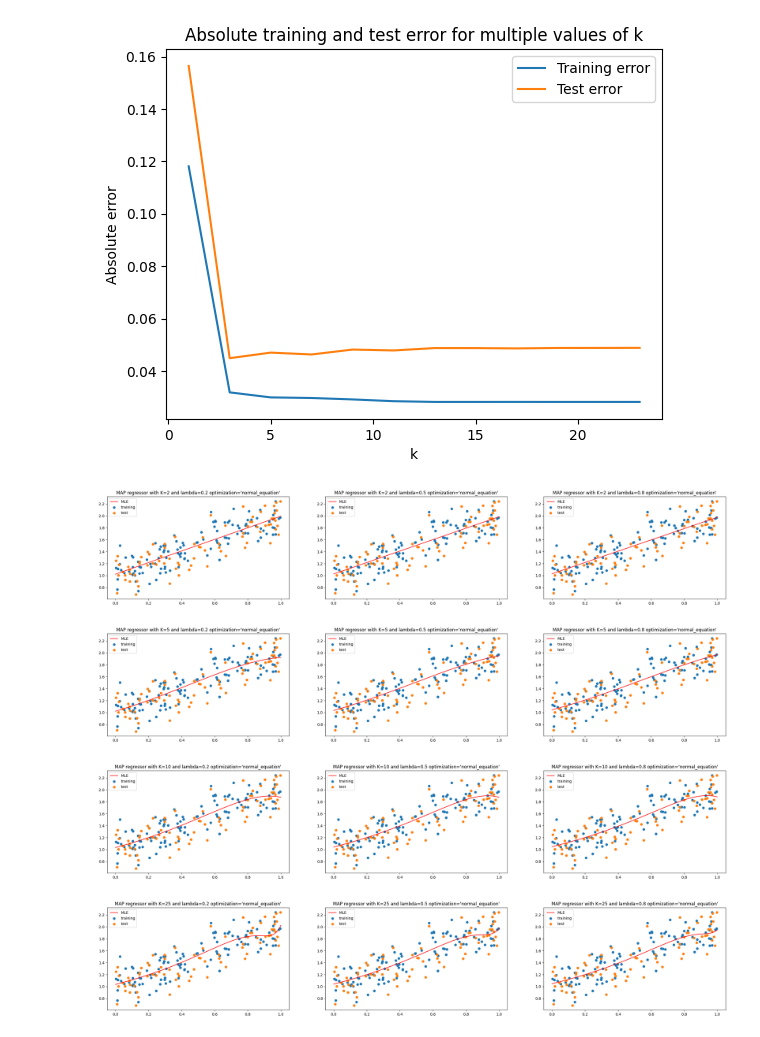
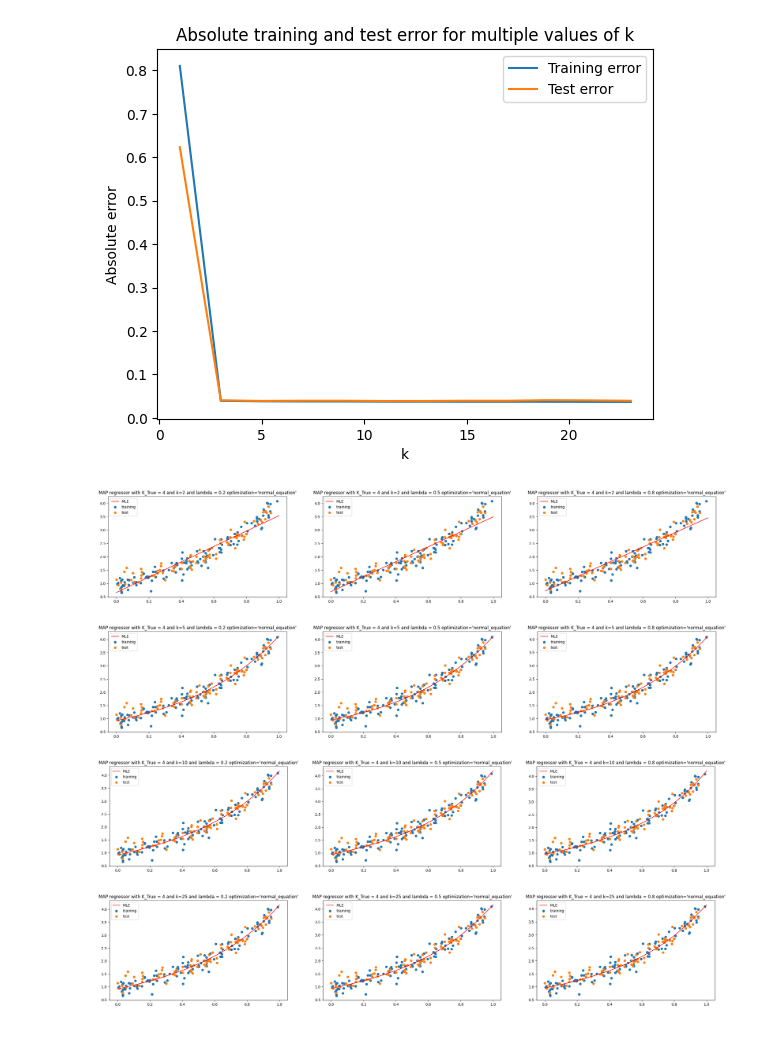
Before and after one commit to MatteoVannucchi0/SMMA-Lab, a Jupyter notebook: Homework4.ipynb, the cells around one changed output. Drawn from its saved outputs; the diff is of its cells as text; code cells hidden in the pictures.

```diff
--- a/Homework4.ipynb
+++ b/Homework4.ipynb
@@ -50,7 +50,7 @@ def shuffle_and_split_dataset(X, Y, n_train):
 
     return split_dataset(X, Y, n_train)
 # %%
-K = 2
+K = 4
 a = 0
 b = 1
 N = 200
@@ -174,7 +174,7 @@ def average_absolute_error(theta, test_set):
 
     return (1 / N) * (np.linalg.norm(regressor(Xtest) - Ytest) ** 2)
 # %%
-def visualize_regressor(regressor, Dtrain, Dtest, K, title="", ax=None):
+def visualize_regressor(regressor, Dtrain, Dtest, k, title="", ax=None):
     interval = np.linspace(a, b, 1000)
     y = regressor(interval)
 
@@ -182,7 +182,7 @@ def visualize_regressor(regressor, Dtrain, Dtest, K, title="", ax=None):
         plt.plot(interval, y, label="MLE", color="red")
         plt.scatter(Dtrain[0], Dtrain[1], label="training")
         plt.scatter(Dtest[0], Dtest[1], label="test")
-        plt.title(f"MLE regressor with {K=}")
+        plt.title(title)
         plt.legend()
     else:
         ax.plot(interval, y, label="MLE", color="red")
@@ -191,17 +191,17 @@ def visualize_regressor(regressor, Dtrain, Dtest, K, title="", ax=None):
         ax.set_title(title)
         ax.legend()
 
-def test_mle_regressor_and_plot(K,ax, optimization="normal_equation"):
-    theta_star = MLE((Xtrain, Ytrain), K, optimization=optimization)
+def test_mle_regressor_and_plot(k,ax, optimization="normal_equation"):
+    theta_star = MLE((Xtrain, Ytrain), k, optimization=optimization)
 
     regressor = polynomial_regressor(theta_star)
-    visualize_regressor(regressor, (Xtrain, Ytrain), (Xtest, Ytest), K=K, title=f"MLE regressor with {K=} {optimization=}", ax=ax)
+    visualize_regressor(regressor, (Xtrain, Ytrain), (Xtest, Ytest), k=k, title=f"MLE regressor with K_True = {K} and {k=} {optimization=}", ax=ax)
 
 
 def mle_regressor_plot_for_different_k(ks):
     fig, ax = plt.subplots(len(ks), figsize=(10, 25))
     for i, k in enumerate(ks):
-        test_mle_regressor_and_plot(k, ax[i])
+        test_mle_regressor_and_plot(k, ax[i], optimization="sgd")
 
 
 mle_regressor_plot_for_different_k(ks=[2, 5, 10, 25])
@@ -231,7 +231,7 @@ def mle_error_plotting(ks):
 
 mle_error_plotting(ks=range(1,25,2))
 # %% [output]
-[figure, old version]
+[figure, new version]
 # %%
 def map_grad_func(theta, X, Y, K, lambda_):
     return mle_grad_func(theta, X, Y, K) + 2 * lambda_ * theta
@@ -277,27 +277,27 @@ def MAP(training_data, K, lambda_, optimization="normal_equation"):
 
     return optimization_func(training_data, K, lambda_)
 # %%
-def test_map_regressor_and_plot(K, lambda_, ax, optimization="normal_equation"):
-    theta_star = MAP(training_data=(Xtrain, Ytrain), K=K, lambda_=lambda_, optimization=optimization)
+def test_map_regressor_and_plot(k, lambda_, ax, optimization="normal_equation"):
+    theta_star = MAP(training_data=(Xtrain, Ytrain), K=k, lambda_=lambda_, optimization=optimization)
 
     regressor = polynomial_regressor(theta_star)
-    visualize_regressor(regressor, (Xtrain, Ytrain), (Xtest, Ytest), K=K, title=f"MAP regressor with {K=} and lambda={lambda_} {optimization=}", ax=ax)
+    visualize_regressor(regressor, (Xtrain, Ytrain), (Xtest, Ytest), k=k, title=f"MAP regressor with K_True = {K} and {k=} and lambda = {lambda_} {optimization=}", ax=ax)
 
 
 def map_regressor_plot_for_different_k(ks, lambdas):
     for k in ks:
         fig = plt.figure(figsize=(30,5))
         for i, lambda_ in enumerate(lambdas):
             ax = fig.add_subplot(1,3,i+1)
             test_map_regressor_and_plot(k,lambda_, ax)
 
 
 map_regressor_plot_for_different_k(ks=[2, 5, 10, 25], lambdas = [0.2, 0.5, 0.8])
 # %% [output]
-[figure, old version]
+[figure, new version]
-[figure, old version]
+[figure, new version]
-[figure, old version]
+[figure, new version]
-[figure, old version]
+[figure, new version]
 # %%
 def comparison_between_mle_map(K, lambdas, error_func, title):
     theta_mle = MLE((Xtrain, Ytrain), K, optimization="normal_equation")
```
Also changed, not shown: parts of 10 cells of this notebook.
